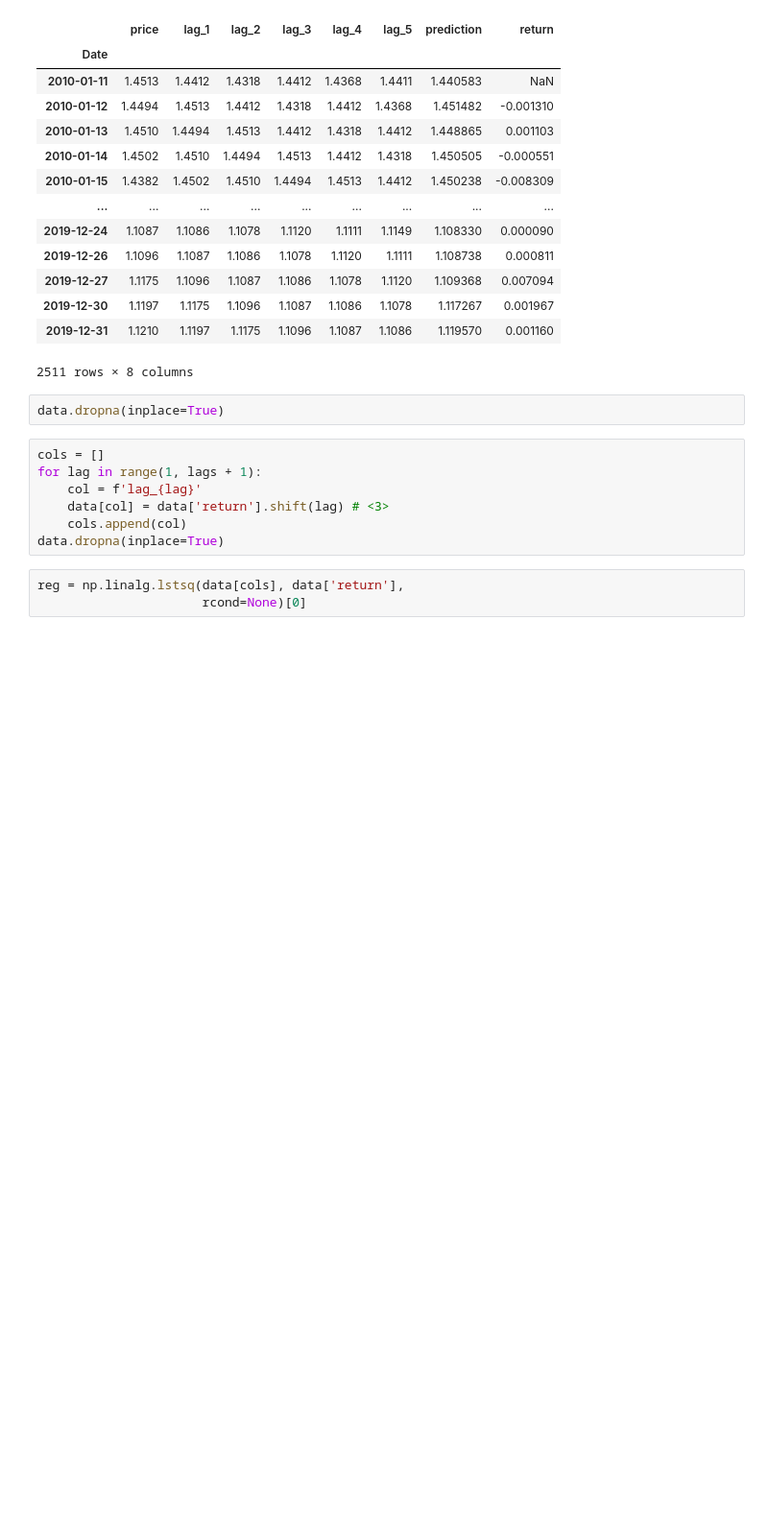
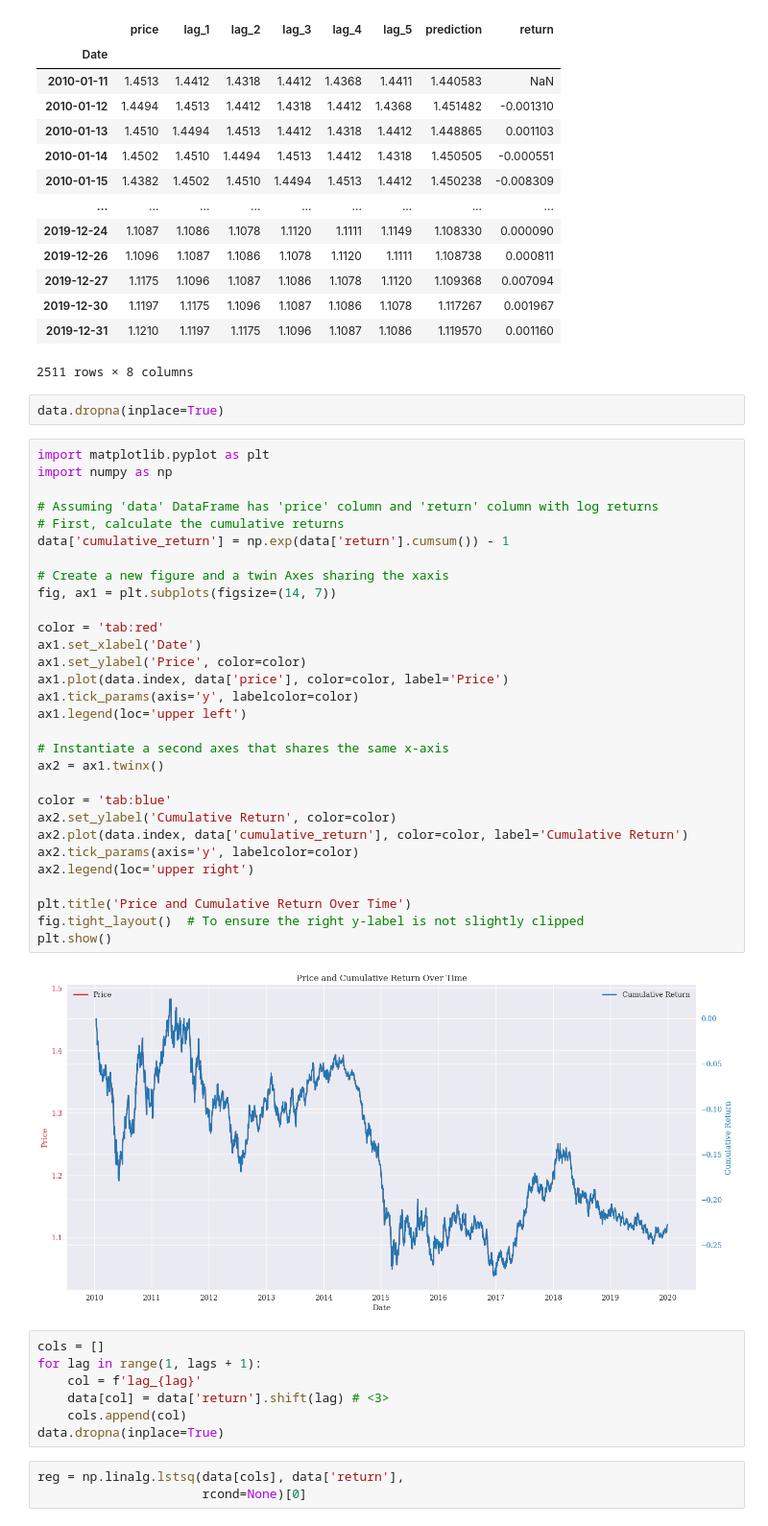
Before and after one commit to samawi/algo-python-template, a Jupyter notebook: ch05/05_pyalgo.ipynb, the cells around one changed output. Shown at 96% size. Drawn from its saved outputs; the diff is of its cells as text; blank space fills up the shorter version.

```diff
--- a/ch05/05_pyalgo.ipynb
+++ b/ch05/05_pyalgo.ipynb
@@ -237,6 +237,38 @@ data
 2511 rows × 8 columns
 # %%
 data.dropna(inplace=True)
+# %%
+import matplotlib.pyplot as plt
+import numpy as np
+
+# Assuming 'data' DataFrame has 'price' column and 'return' column with log returns
+# First, calculate the cumulative returns
+data['cumulative_return'] = np.exp(data['return'].cumsum()) - 1
+
+# Create a new figure and a twin Axes sharing the xaxis
+fig, ax1 = plt.subplots(figsize=(14, 7))
+
+color = 'tab:red'
+ax1.set_xlabel('Date')
+ax1.set_ylabel('Price', color=color)
+ax1.plot(data.index, data['price'], color=color, label='Price')
+ax1.tick_params(axis='y', labelcolor=color)
+ax1.legend(loc='upper left')
+
+# Instantiate a second axes that shares the same x-axis
+ax2 = ax1.twinx()
+
+color = 'tab:blue'
+ax2.set_ylabel('Cumulative Return', color=color)
+ax2.plot(data.index, data['cumulative_return'], color=color, label='Cumulative Return')
+ax2.tick_params(axis='y', labelcolor=color)
+ax2.legend(loc='upper right')
+
+plt.title('Price and Cumulative Return Over Time')
+fig.tight_layout()  # To ensure the right y-label is not slightly clipped
+plt.show()
+# %% [output]
+[figure, added]
 # %%
 cols = []
 for lag in range(1, lags + 1):
```
Also changed, not shown: parts of 76 cells of this notebook.
